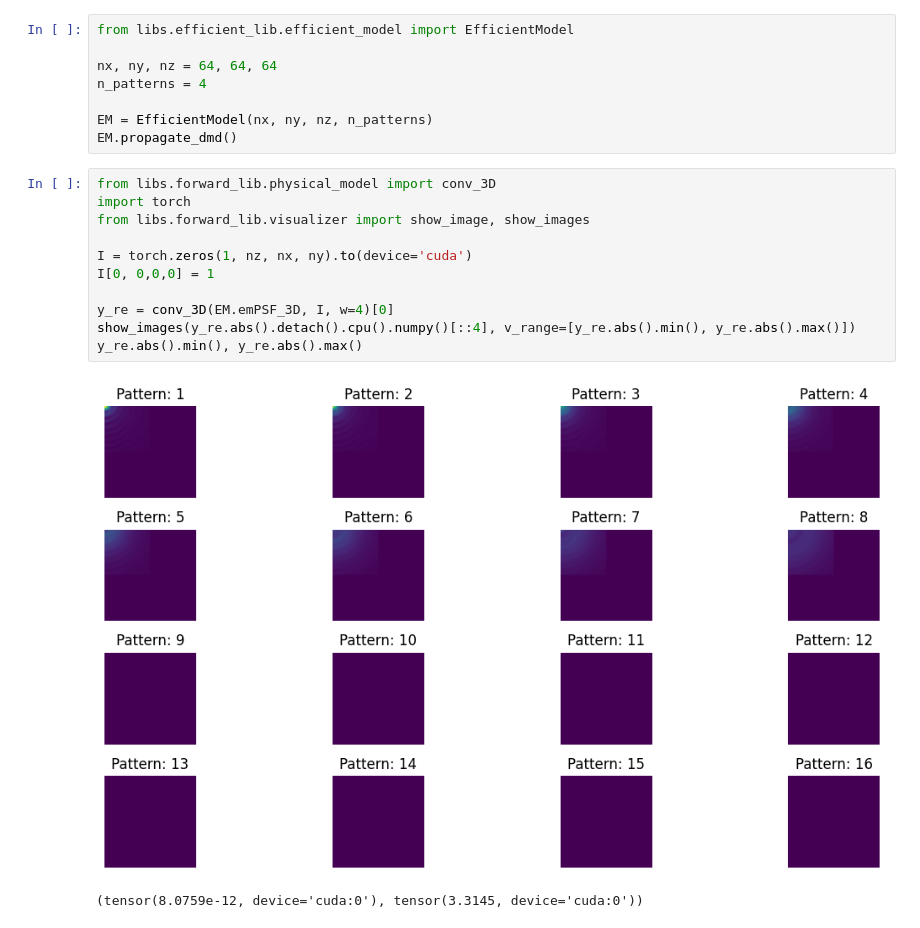
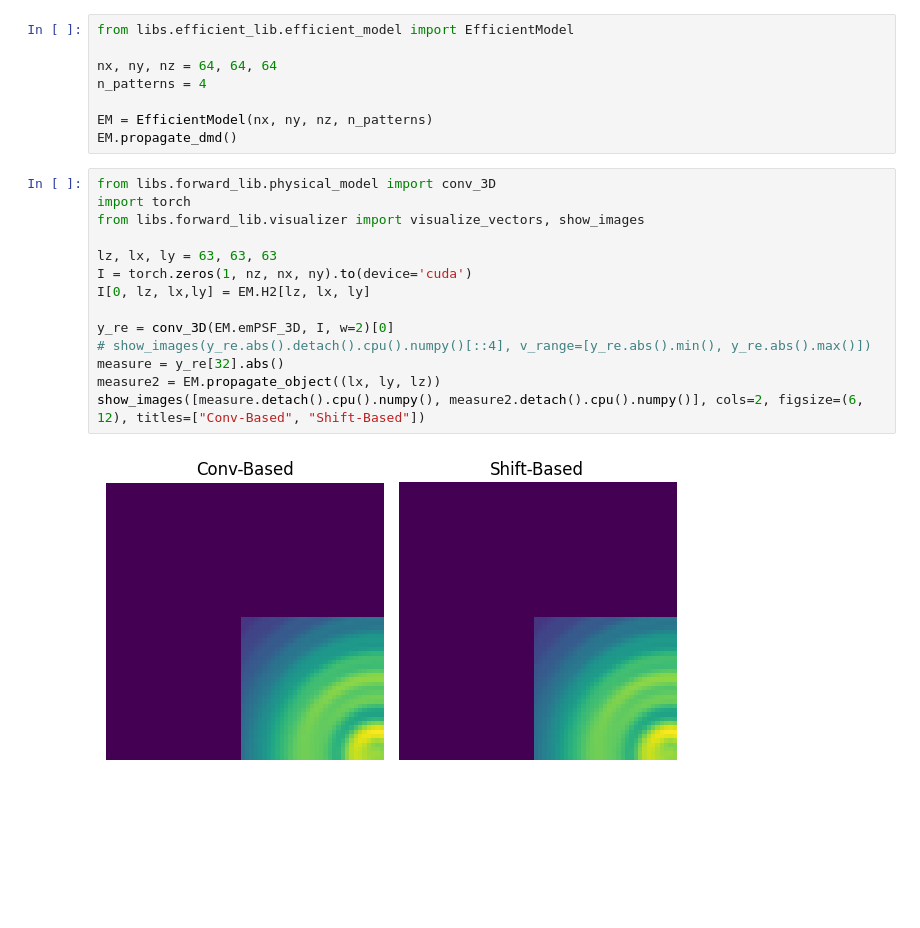
Before and after one commit to sanjith1999/FRIS, a Jupyter notebook: experiment.ipynb, the cells around one changed output. Drawn from its saved outputs; the diff is of its cells as text; blank space fills up the shorter version.

```diff
--- a/experiment.ipynb
+++ b/experiment.ipynb
@@ -9,14 +9,16 @@ EM.propagate_dmd()
 # %%
 from libs.forward_lib.physical_model import conv_3D
 import torch
-from libs.forward_lib.visualizer import show_image, show_images
+from libs.forward_lib.visualizer import visualize_vectors, show_images
 
+lz, lx, ly = 63, 63, 63
 I = torch.zeros(1, nz, nx, ny).to(device='cuda')
-I[0, 0,0,0] = 1
+I[0, lz, lx,ly] = EM.H2[lz, lx, ly]
 
-y_re = conv_3D(EM.emPSF_3D, I, w=4)[0]
-show_images(y_re.abs().detach().cpu().numpy()[::4], v_range=[y_re.abs().min(), y_re.abs().max()])
-y_re.abs().min(), y_re.abs().max()
+y_re = conv_3D(EM.emPSF_3D, I, w=2)[0]
+# show_images(y_re.abs().detach().cpu().numpy()[::4], v_range=[y_re.abs().min(), y_re.abs().max()])
+measure = y_re[32].abs()
+measure2 = EM.propagate_object((lx, ly, lz))
+show_images([measure.detach().cpu().numpy(), measure2.detach().cpu().numpy()], cols=2, figsize=(6, 12), titles=["Conv-Based", "Shift-Based"])
 # %% [output]
-[figure, old version]
+[figure, new version]
-(tensor(8.0759e-12, device='cuda:0'), tensor(3.3145, device='cuda:0'))
```
Also changed, not shown: parts of 1 cell of this notebook, 5 other files.
